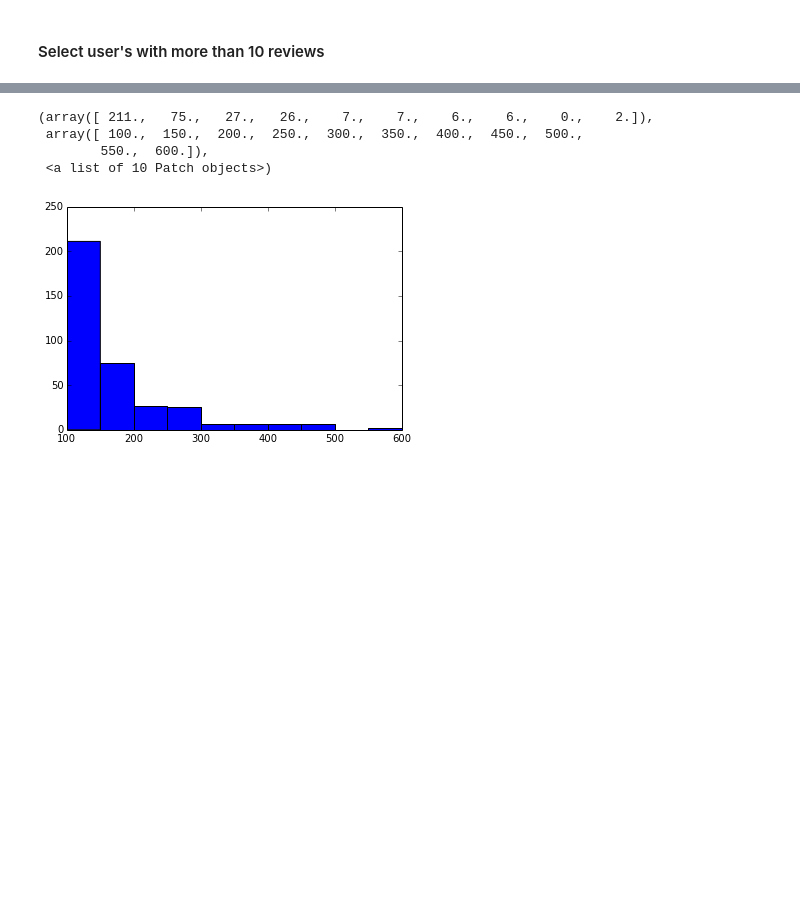
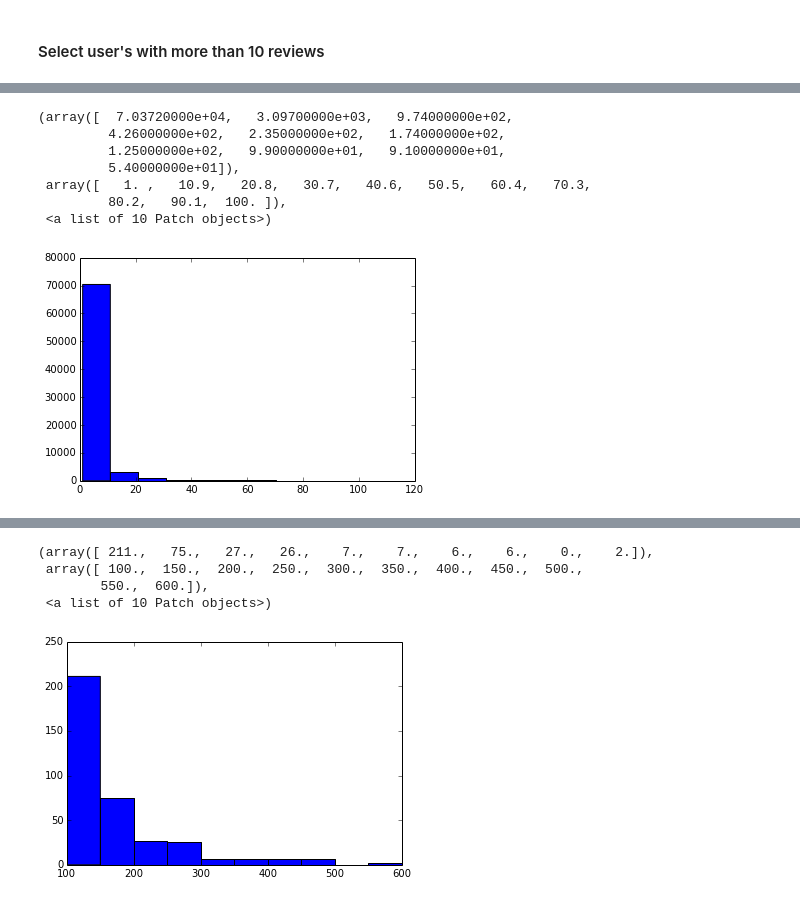
Before and after one commit to maiyaporn/user-profiling, a Jupyter notebook: data-set.ipynb, the cells around one changed output, grey strips where cells are left out. Cells and saved outputs as stored; diff of their text form; code cells hidden in the pictures; blank space fills up the shorter version.

```diff
--- a/data-set.ipynb
+++ b/data-set.ipynb
@@ -276,3 +260,14 @@ plt.hist(grouped_user.values, bins=10)
+# %%
+plt.hist(grouped_user.values, bins=10, range=[1,100])
+# %% [output]
+(array([  7.03720000e+04,   3.09700000e+03,   9.74000000e+02,
+         4.26000000e+02,   2.35000000e+02,   1.74000000e+02,
+         1.25000000e+02,   9.90000000e+01,   9.10000000e+01,
+         5.40000000e+01]),
+ array([   1. ,   10.9,   20.8,   30.7,   40.6,   50.5,   60.4,   70.3,
+         80.2,   90.1,  100. ]),
+ <a list of 10 Patch objects>)
+[figure, added]
 # %%
 len(grouped_user[grouped_user<10])
 # %% [output]
```
Also changed, not shown: parts of 26 cells of this notebook, 6 other files.
